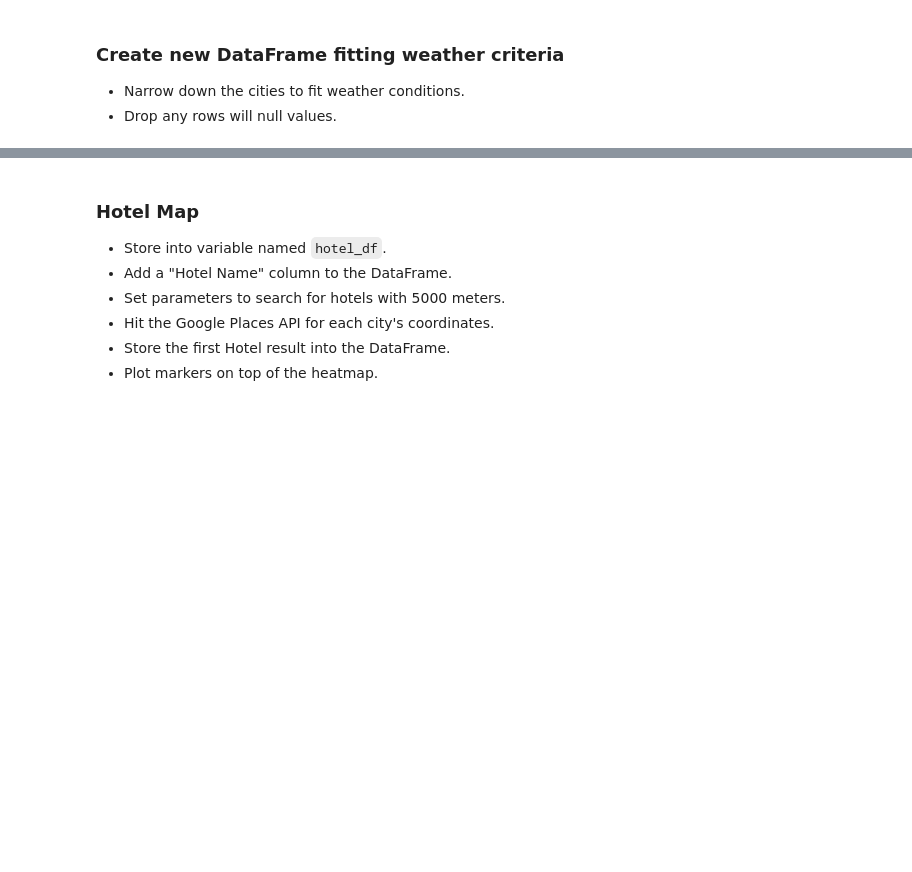
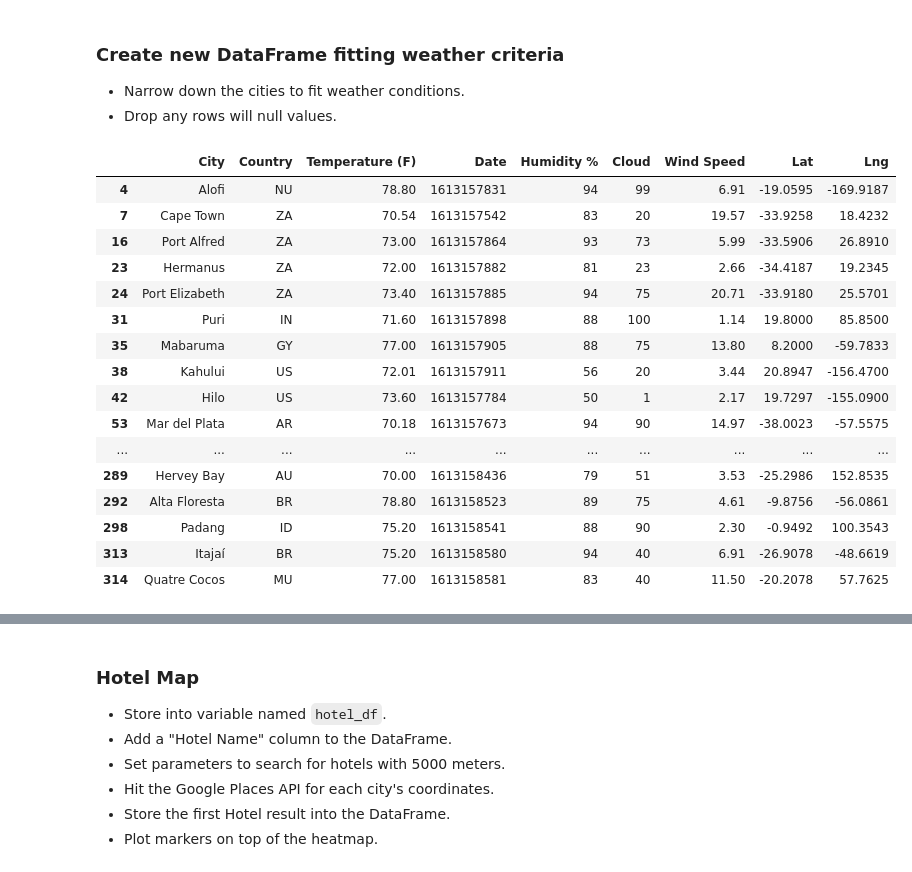
Before and after one commit to NoahLeVoir/Python-Api-Challenge, a Jupyter notebook: VacationPy/VacationPy.ipynb, the cells around one changed output, grey strips where cells are left out. Cells and saved outputs as stored; diff of their text form; code cells hidden in the pictures; blank space fills up the shorter version.

Commit message:
Start narrowing down weather_df to find the perfect weather conditions, found ideal temp range

```diff
--- a/VacationPy/VacationPy.ipynb
+++ b/VacationPy/VacationPy.ipynb
@@ -68,3 +68,31 @@ fig
 ### Create new DataFrame fitting weather criteria
 * Narrow down the cities to fit weather conditions.
 * Drop any rows will null values.
+# %%
+# Per homework instructions, I will narrow down to cities with the following:
+# Temp 80 > and < 70, Wind Speed < 10, Cloudiness = 0
+
+# Start by dropping NA values
+weather_df.dropna(inplace = True)
+
+# Start by finding cities with the perfect temperature (Temp 80 > and < 70)
+perfect_temperature = weather_df.loc[(weather_df["Temperature (F)"] <= 80) & (weather_df["Temperature (F)"] >= 70)]
+perfect_temperature
+# %% [output]
+|  | City | Country | Temperature (F) | Date | Humidity % | Cloud | Wind Speed | Lat | Lng |
+| 4 | Alofi | NU | 78.80 | 1613157831 | 94 | 99 | 6.91 | -19.0595 | -169.9187 |
+| 7 | Cape Town | ZA | 70.54 | 1613157542 | 83 | 20 | 19.57 | -33.9258 | 18.4232 |
+| 16 | Port Alfred | ZA | 73.00 | 1613157864 | 93 | 73 | 5.99 | -33.5906 | 26.8910 |
+| 23 | Hermanus | ZA | 72.00 | 1613157882 | 81 | 23 | 2.66 | -34.4187 | 19.2345 |
+| 24 | Port Elizabeth | ZA | 73.40 | 1613157885 | 94 | 75 | 20.71 | -33.9180 | 25.5701 |
+| 31 | Puri | IN | 71.60 | 1613157898 | 88 | 100 | 1.14 | 19.8000 | 85.8500 |
+| 35 | Mabaruma | GY | 77.00 | 1613157905 | 88 | 75 | 13.80 | 8.2000 | -59.7833 |
+| 38 | Kahului | US | 72.01 | 1613157911 | 56 | 20 | 3.44 | 20.8947 | -156.4700 |
+| 42 | Hilo | US | 73.60 | 1613157784 | 50 | 1 | 2.17 | 19.7297 | -155.0900 |
+| 53 | Mar del Plata | AR | 70.18 | 1613157673 | 94 | 90 | 14.97 | -38.0023 | -57.5575 |
+| ... | ... | ... | ... | ... | ... | ... | ... | ... | ... |
+| 289 | Hervey Bay | AU | 70.00 | 1613158436 | 79 | 51 | 3.53 | -25.2986 | 152.8535 |
+| 292 | Alta Floresta | BR | 78.80 | 1613158523 | 89 | 75 | 4.61 | -9.8756 | -56.0861 |
+| 298 | Padang | ID | 75.20 | 1613158541 | 88 | 90 | 2.30 | -0.9492 | 100.3543 |
+| 313 | Itajaí | BR | 75.20 | 1613158580 | 94 | 40 | 6.91 | -26.9078 | -48.6619 |
+| 314 | Quatre Cocos | MU | 77.00 | 1613158581 | 83 | 40 | 11.50 | -20.2078 | 57.7625 |
```
Also changed, not shown: parts of 1 cell of this notebook.
